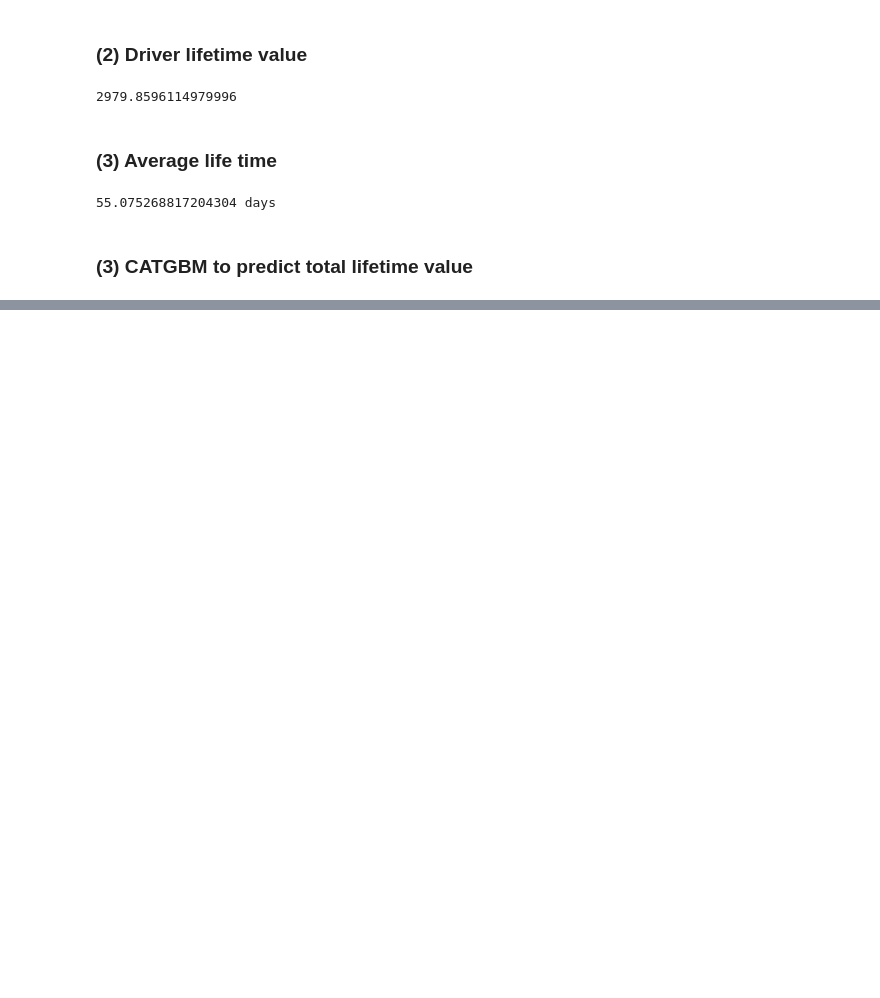
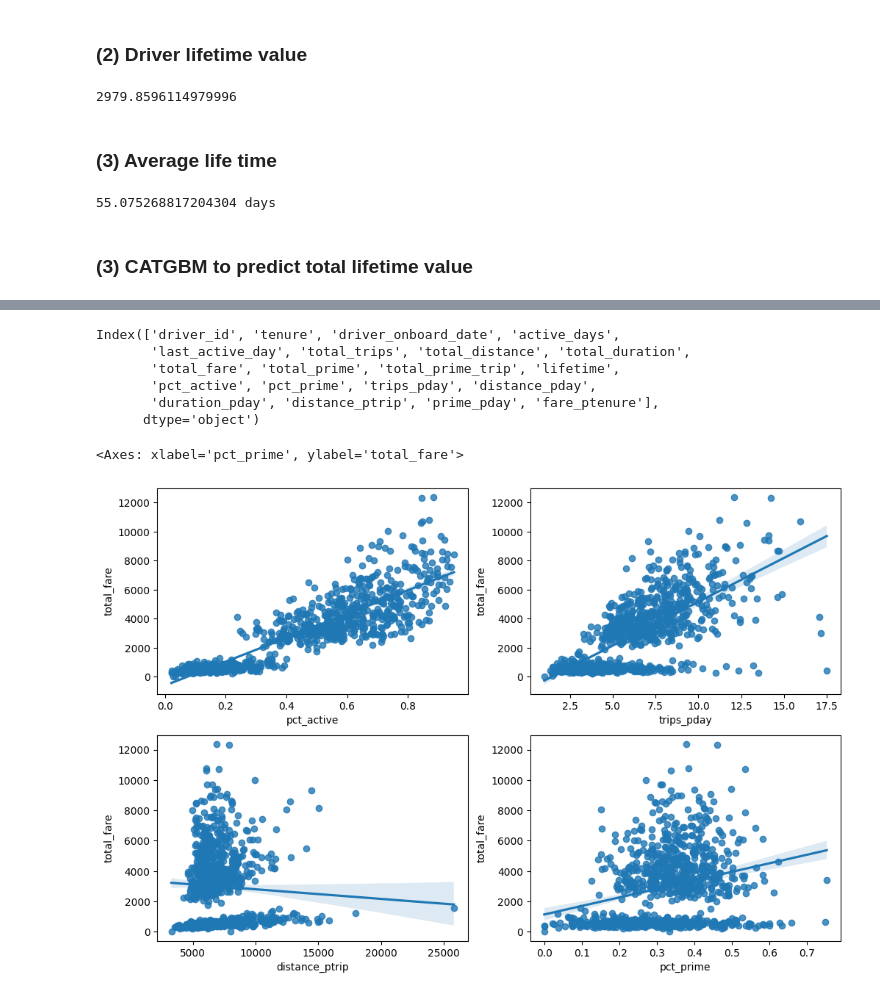
Before and after one commit to J-ZW-Wang/ss_data_project, a Jupyter notebook: Lyft_Driver_Lifetime_Value/Driver_Lifetime_Value.ipynb, the cells around one changed output, grey strips where cells are left out. Drawn from its saved outputs; the diff is of its cells as text; code cells hidden in the pictures; blank space fills up the shorter version.

Commit message:
Lyft_Driver_Lifetime_Value initial results

```diff
--- a/Lyft_Driver_Lifetime_Value/Driver_Lifetime_Value.ipynb
+++ b/Lyft_Driver_Lifetime_Value/Driver_Lifetime_Value.ipynb
@@ -177,0 +232,18 @@ sns.heatmap(corrmap, cmap="icefire")
+# %%
+driveragg.columns
+# %% [output]
+Index(['driver_id', 'tenure', 'driver_onboard_date', 'active_days',
+       'last_active_day', 'total_trips', 'total_distance', 'total_duration',
+       'total_fare', 'total_prime', 'total_prime_trip', 'lifetime',
+       'pct_active', 'pct_prime', 'trips_pday', 'distance_pday',
+       'duration_pday', 'distance_ptrip', 'prime_pday', 'fare_ptenure'],
+      dtype='object')
+# %%
+fig, ax = plt.subplots(figsize=(12, 8), ncols=2, nrows=2)
+sns.regplot(data=driveragg, x="pct_active", y="total_fare", ax=ax[0, 0])
+sns.regplot(driveragg, x="trips_pday", y="total_fare", ax=ax[0, 1])
+sns.regplot(driveragg, x="distance_ptrip", y="total_fare", ax=ax[1, 0])
+sns.regplot(driveragg, x="pct_prime", y="total_fare", ax=ax[1, 1])
+# %% [output]
+<Axes: xlabel='pct_prime', ylabel='total_fare'>
+[figure, added]
```
Also changed, not shown: parts of 8 cells of this notebook, 2 other files.
